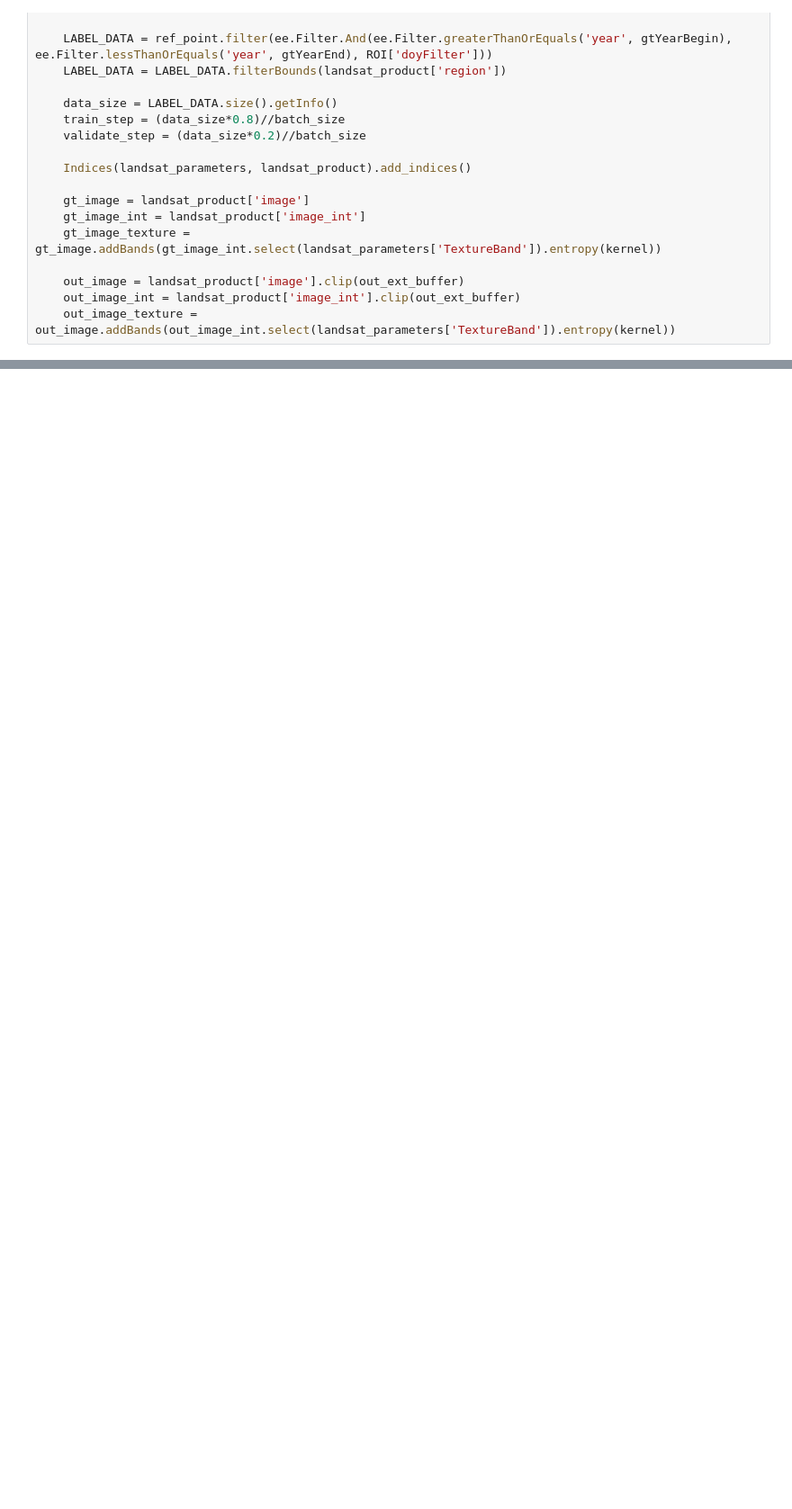
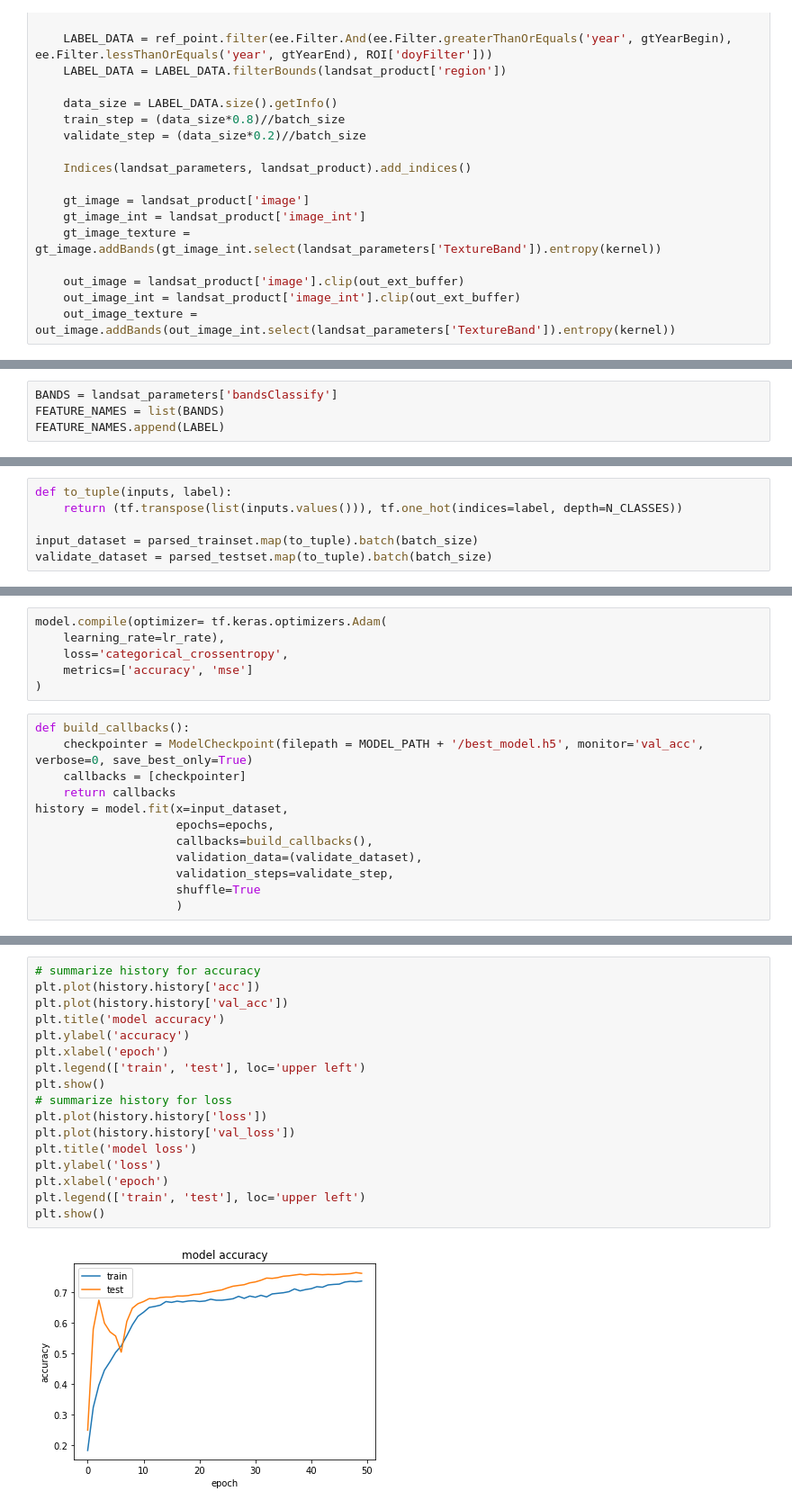
Before and after one commit to ro-hit81/Landcover_GEE, a Jupyter notebook: testing_file.ipynb, the cells around one changed output, grey strips where cells are left out. Shown: that part at 90% size. Cells and saved outputs as stored; diff of their text form; blank space fills up the shorter version.

```diff
--- a/testing_file.ipynb
+++ b/testing_file.ipynb
@@ -81,0 +102,4 @@ NameError: name 'folium' is not defined
+# %%
+BANDS = landsat_parameters['bandsClassify']
+FEATURE_NAMES = list(BANDS)
+FEATURE_NAMES.append(LABEL)
@@ -81,0 +193,6 @@ NameError: name 'folium' is not defined
+# %%
+def to_tuple(inputs, label):
+    return (tf.transpose(list(inputs.values())), tf.one_hot(indices=label, depth=N_CLASSES))
+
+input_dataset = parsed_trainset.map(to_tuple).batch(batch_size)
+validate_dataset = parsed_testset.map(to_tuple).batch(batch_size)
@@ -81,0 +211,18 @@ NameError: name 'folium' is not defined
+# %%
+model.compile(optimizer= tf.keras.optimizers.Adam(
+    learning_rate=lr_rate),
+    loss='categorical_crossentropy',
+    metrics=['accuracy', 'mse']
+)
+# %%
+def build_callbacks():
+    checkpointer = ModelCheckpoint(filepath = MODEL_PATH + '/best_model.h5', monitor='val_acc', verbose=0, save_best_only=True)
+    callbacks = [checkpointer]
+    return callbacks
+history = model.fit(x=input_dataset,
+                    epochs=epochs,
+                    callbacks=build_callbacks(),
+                    validation_data=(validate_dataset),
+                    validation_steps=validate_step,
+                    shuffle=True
+                    )
@@ -81,0 +247,19 @@ NameError: name 'folium' is not defined
+# %%
+# summarize history for accuracy
+plt.plot(history.history['acc'])
+plt.plot(history.history['val_acc'])
+plt.title('model accuracy')
+plt.ylabel('accuracy')
+plt.xlabel('epoch')
+plt.legend(['train', 'test'], loc='upper left')
+plt.show()
+# summarize history for loss
+plt.plot(history.history['loss'])
+plt.plot(history.history['val_loss'])
+plt.title('model loss')
+plt.ylabel('loss')
+plt.xlabel('epoch')
+plt.legend(['train', 'test'], loc='upper left')
+plt.show()
+# %% [output]
+[figure, added]
```
Also changed, not shown: parts of 41 cells of this notebook, 6 other files.
